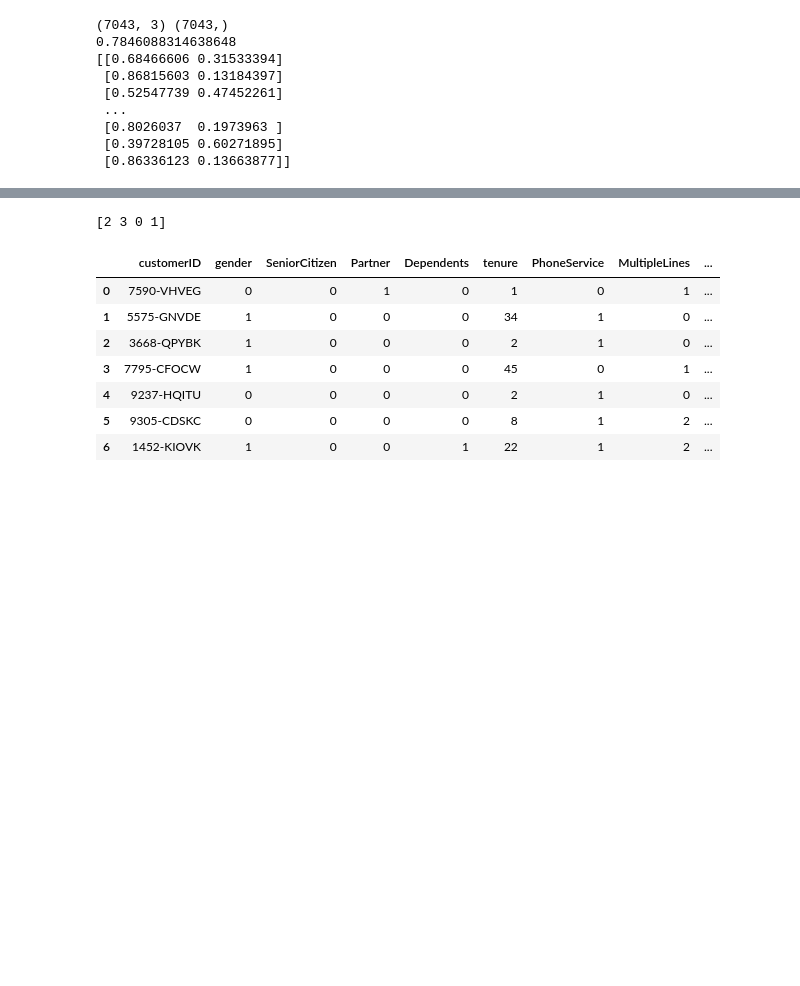
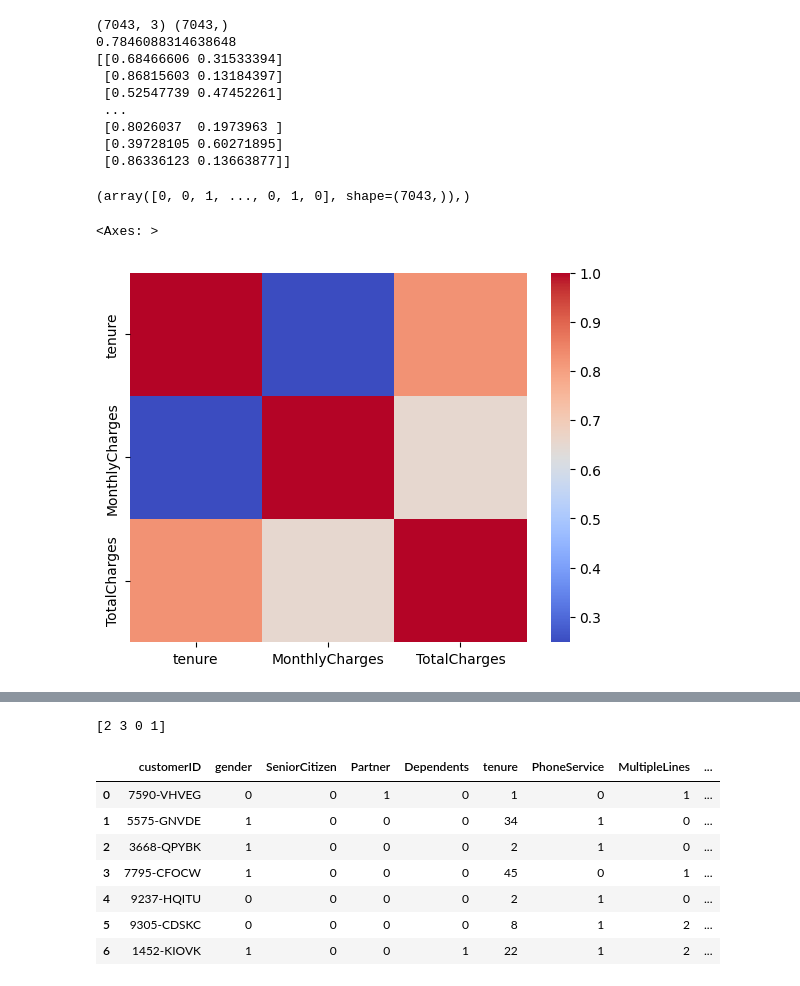
Before and after one commit to Sidik0001/Application-of-AI, a Jupyter notebook: AI.ipynb, the cells around one changed output, grey strips where cells are left out. Saved outputs shown, nothing was run; the diff lists cells and outputs as text; code cells hidden in the pictures; blank space fills up the shorter version.

```diff
--- a/AI.ipynb
+++ b/AI.ipynb
@@ -283,3 +287,13 @@ print(y_pred_proba)
  [0.8026037  0.1973963 ]
  [0.39728105 0.60271895]
  [0.86336123 0.13663877]]
+# %%
+churn = np.where(df['Churn']=='Yes', 1,0)
+churn
+# %% [output]
+(array([0, 0, 1, ..., 0, 1, 0], shape=(7043,)),)
+# %%
+sns.heatmap(df[continuous].corr(), cmap='coolwarm')
+# %% [output]
+<Axes: >
+[figure, added]
```
Also changed, not shown: parts of 16 cells of this notebook.
